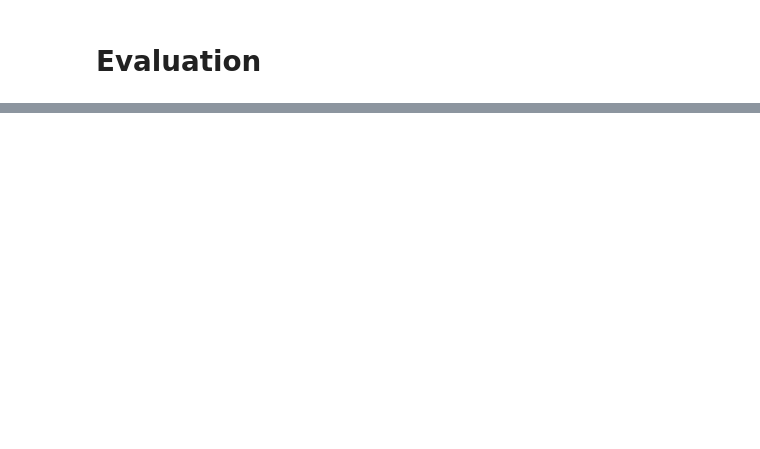
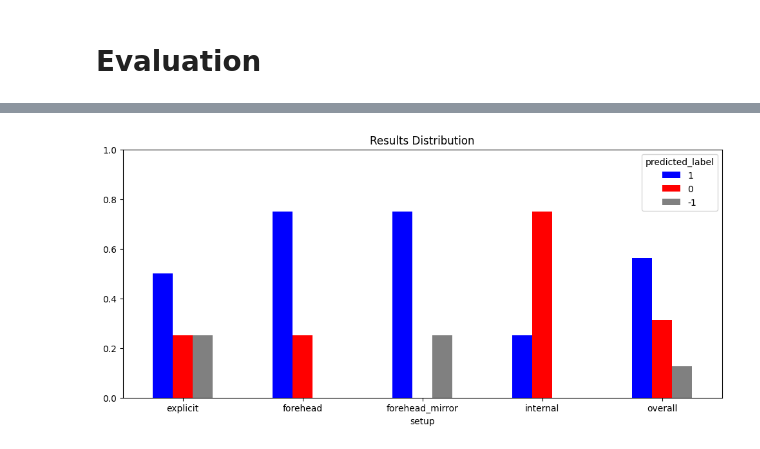
Before and after one commit to RutaTang/ToM-LM, a Jupyter notebook: main.ipynb, the cells around one changed output, grey strips where cells are left out. Cells and saved outputs as stored; diff of their text form; code cells hidden in the pictures; blank space fills up the shorter version.

```diff
--- a/main.ipynb
+++ b/main.ipynb
@@ -322,0 +367,21 @@ metrics(samples)
+# %%
+def results_distribution(df: pd.DataFrame) -> pd.DataFrame:
+    """
+    Calculate the results distribution
+    :param df:
+    :return:
+    """
+    distribution = df.groupby('setup').apply(
+        lambda x: x['predicted_label'].value_counts(normalize=True),
+        include_groups=False
+    )
+    overall = df['predicted_label'].value_counts(normalize=True)
+    distribution.loc[('overall', 1)] = overall.loc[1]
+    distribution.loc[('overall', 0)] = overall.loc[0]
+    distribution.loc[('overall', -1)] = overall.loc[-1]
+
+    distribution.sort_index(inplace=True, ascending=False)
+    return distribution
+
+
+results_distribution(samples)
@@ -322,0 +403,14 @@ metrics(samples)
+# %%
+def plot_results_distribution(df: pd.DataFrame):
+    df = results_distribution(df)
+    fig, ax = plt.subplots(figsize=(12, 5))
+    df.unstack().sort_index(axis=1, ascending=False).plot(kind='bar', ax=ax, color=['blue', 'red', 'grey'])
+    ax.set_ylim(0, 1)
+    plt.xticks(rotation=0)
+    plt.title("Results Distribution")
+    plt.show()
+
+
+plot_results_distribution(samples)
+# %% [output]
+[figure, added]
```
Also changed, not shown: parts of 23 cells of this notebook, 10 other files.
